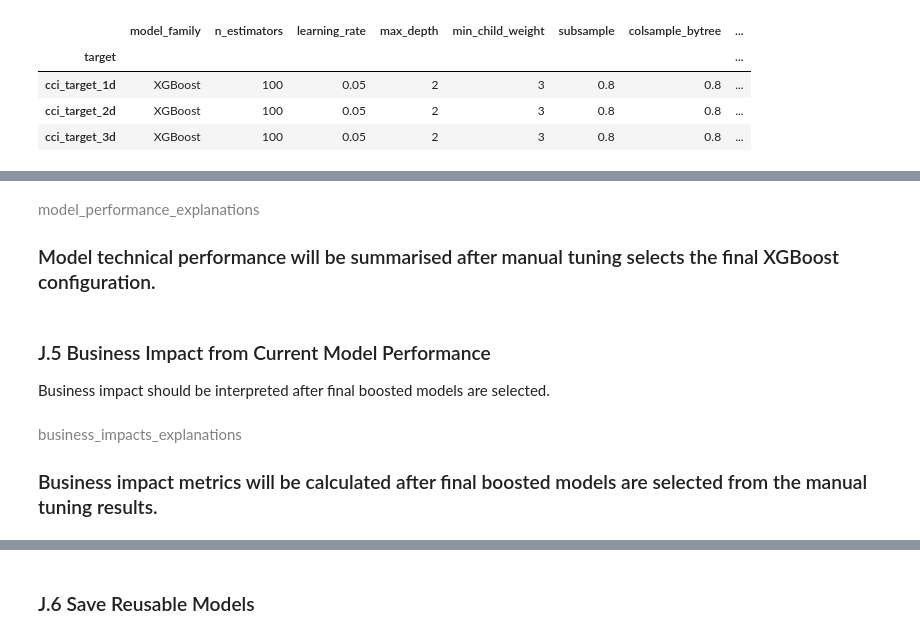
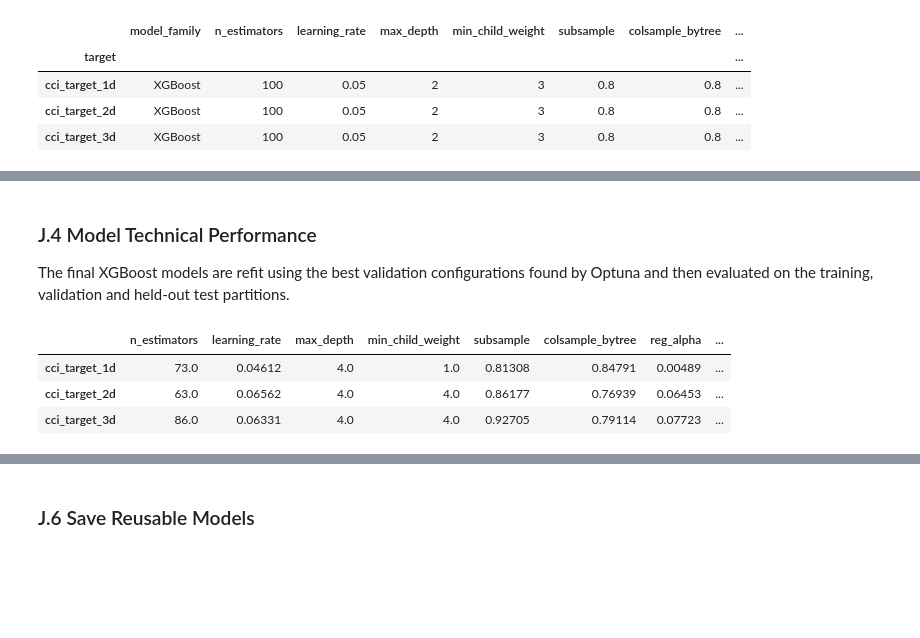
Before and after one commit to RP28/36120-26SP-AT2-26294153-experiments, a Jupyter notebook: notebooks/comfort_climate/36120_26SP_AT2_26294153_experiment_3.ipynb, the cells around one changed output, grey strips where cells are left out. Cells and saved outputs as stored; diff of their text form; code cells hidden in the pictures; blank space fills up the shorter version.

```diff
--- a/notebooks/comfort_climate/36120_26SP_AT2_26294153_experiment_3.ipynb
+++ b/notebooks/comfort_climate/36120_26SP_AT2_26294153_experiment_3.ipynb
@@ -891,9 +860,0 @@ Model technical performance will be summarised after manual tuning selects the f
-# %%
-print_tile(size="h3", key="model_performance_explanations", value=model_performance_explanations)
-# %% [output]
-model_performance_explanations
-Model technical performance will be summarised after manual tuning selects the final XGBoost configuration.
-# %% [markdown]
-### J.5 Business Impact from Current Model Performance
-
-Business impact should be interpreted after final boosted models are selected.
@@ -904,5 +861,38 @@ Business impact metrics will be calculated after final boosted models are select
-# %%
-print_tile(size="h3", key="business_impacts_explanations", value=business_impacts_explanations)
-# %% [output]
-business_impacts_explanations
-Business impact metrics will be calculated after final boosted models are selected from the manual tuning results.
+# %% [markdown]
+### J.4 Model Technical Performance
+
+The final XGBoost models are refit using the best validation configurations found by Optuna and then evaluated on the training, validation and held-out test partitions.
+# %%
+final_pipe = experiment_3_preprocessing.get_tracking_disabled_pipeline()
+X_train, X_val, X_test = final_pipe.fit_transform(weather_df)
+y_train, y_val, y_test = final_pipe.multiplex_y_
+
+best_params_by_target = xgboost_best_params.set_index("target").drop(columns="validation_RMSE")
+integer_params = ["n_estimators", "max_depth", "min_child_weight"]
+
+final_model = {}
+final_xgboost_config = {}
+for target in target_names:
+    best_params = best_params_by_target.loc[target].to_dict()
+    for param in integer_params:
+        best_params[param] = int(best_params[param])
+    model_params = {
+        "objective": "reg:squarederror",
+        "eval_metric": "rmse",
+        "tree_method": "hist",
+        "random_state": 42,
+        "n_jobs": -1,
+        "verbosity": 0,
+        **best_params,
+    }
+    model = XGBRegressor(**model_params)
+    model.fit(X_train, y_train[target])
+    final_model[target] = model
+    final_xgboost_config[target] = best_params
+
+display(pd.DataFrame(final_xgboost_config).T.round(5))
+# %% [output]
+|  | n_estimators | learning_rate | max_depth | min_child_weight | subsample | colsample_bytree | reg_alpha | ... |
+| cci_target_1d | 73.0 | 0.04612 | 4.0 | 1.0 | 0.81308 | 0.84791 | 0.00489 | ... |
+| cci_target_2d | 63.0 | 0.06562 | 4.0 | 4.0 | 0.86177 | 0.76939 | 0.06453 | ... |
+| cci_target_3d | 86.0 | 0.06331 | 4.0 | 4.0 | 0.92705 | 0.79114 | 0.07723 | ... |
```
Also changed, not shown: parts of 24 cells of this notebook, 3 other files.
